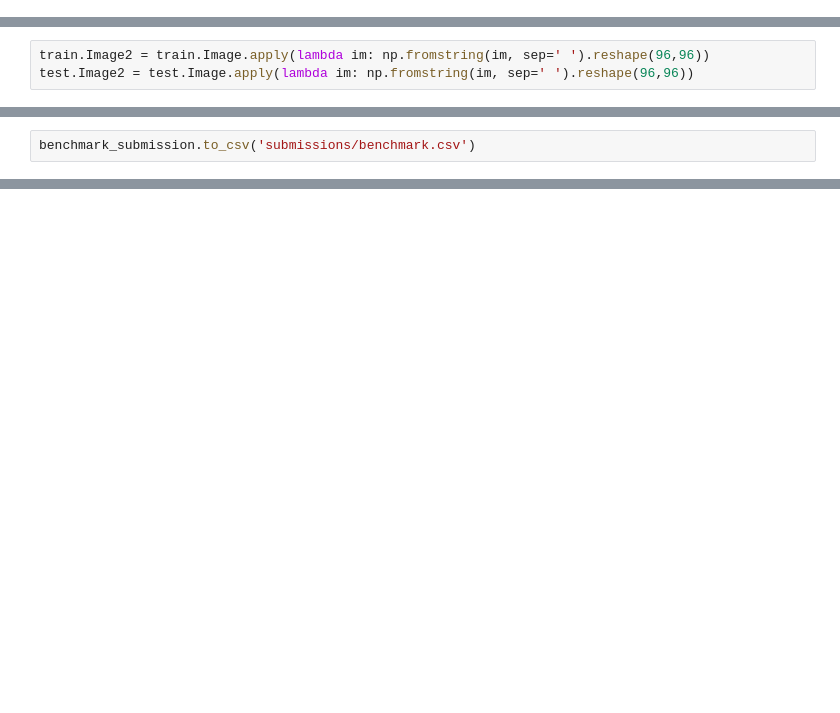
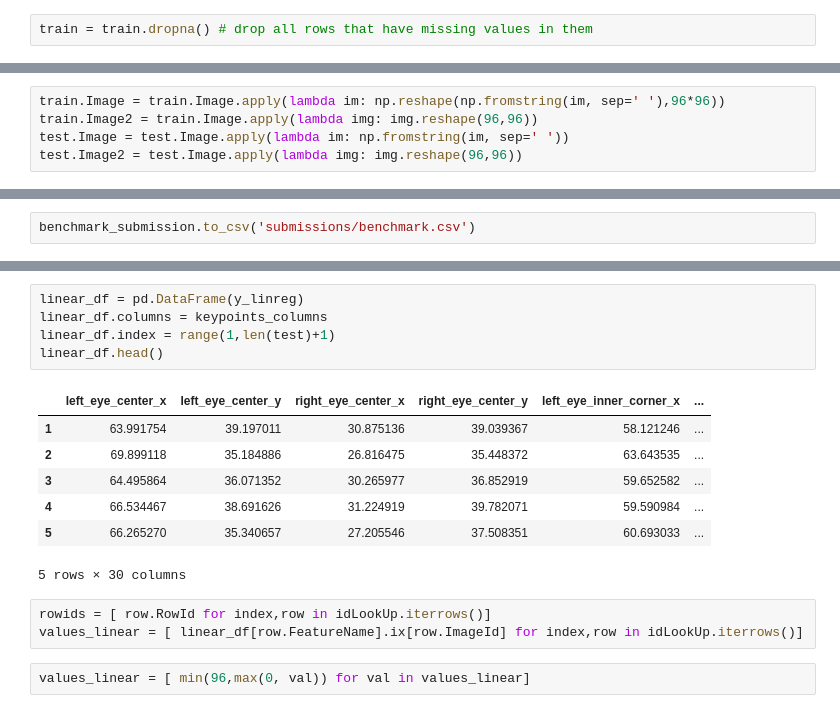
Before and after one commit to mdmitr/Kaggle_FacialKeypointsDetection, a Jupyter notebook: Facial Keypoints Detection.ipynb, the cells around one changed output, grey strips where cells are left out. Drawn from its saved outputs; the diff is of its cells as text; blank space fills up the shorter version.

Commit message:
trying linear regression methods

```diff
--- a/Facial Keypoints Detection.ipynb
+++ b/Facial Keypoints Detection.ipynb
@@ -14,11 +26,15 @@ z = zipfile.ZipFile('data/training.zip')
 train = pd.read_csv(z.open('training.csv'))
 z = zipfile.ZipFile('data/test.zip')
 test = pd.read_csv(z.open('test.csv'))
+# %%
+train = train.dropna() # drop all rows that have missing values in them
 # %% [markdown]
 convert images
 # %%
-train.Image2 = train.Image.apply(lambda im: np.fromstring(im, sep=' ').reshape(96,96))
-test.Image2 = test.Image.apply(lambda im: np.fromstring(im, sep=' ').reshape(96,96))
+train.Image = train.Image.apply(lambda im: np.reshape(np.fromstring(im, sep=' '),96*96))
+train.Image2 = train.Image.apply(lambda img: img.reshape(96,96))
+test.Image = test.Image.apply(lambda im: np.fromstring(im, sep=' '))
+test.Image2 = test.Image.apply(lambda img: img.reshape(96,96))
 # %% [markdown]
 Take a brief look on data
 # %%
@@ -97,0 +122,18 @@ benchmark_submission.to_csv('submissions/benchmark.csv')
+# %%
+linear_df = pd.DataFrame(y_linreg)
+linear_df.columns = keypoints_columns
+linear_df.index = range(1,len(test)+1)
+linear_df.head()
+# %% [output]
+|  | left_eye_center_x | left_eye_center_y | right_eye_center_x | right_eye_center_y | left_eye_inner_corner_x | ... |
+| 1 | 63.991754 | 39.197011 | 30.875136 | 39.039367 | 58.121246 | ... |
+| 2 | 69.899118 | 35.184886 | 26.816475 | 35.448372 | 63.643535 | ... |
+| 3 | 64.495864 | 36.071352 | 30.265977 | 36.852919 | 59.652582 | ... |
+| 4 | 66.534467 | 38.691626 | 31.224919 | 39.782071 | 59.590984 | ... |
+| 5 | 66.265270 | 35.340657 | 27.205546 | 37.508351 | 60.693033 | ... |
+5 rows × 30 columns
+# %%
+rowids = [ row.RowId for index,row in idLookUp.iterrows()]
+values_linear = [ linear_df[row.FeatureName].ix[row.ImageId] for index,row in idLookUp.iterrows()]
+# %%
+values_linear = [ min(96,max(0, val)) for val in values_linear]
```
Also changed, not shown: parts of 29 cells of this notebook, 2 other files.
